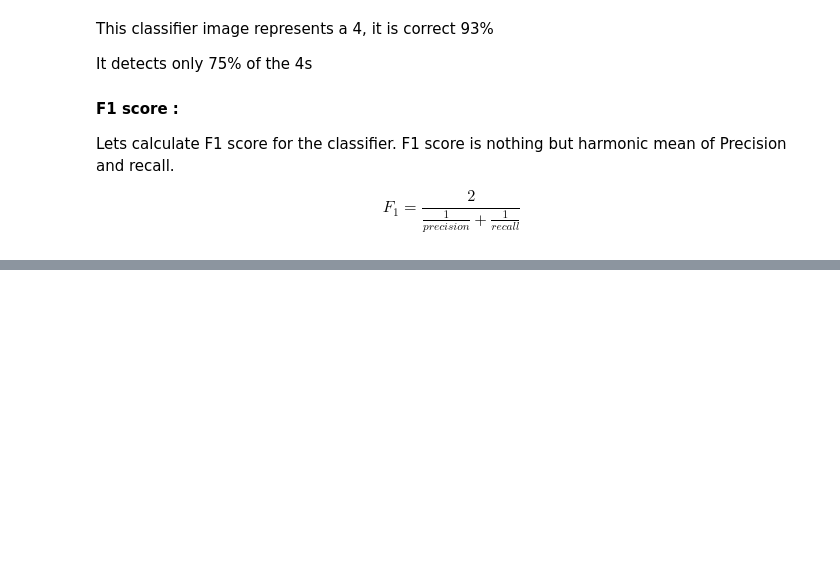
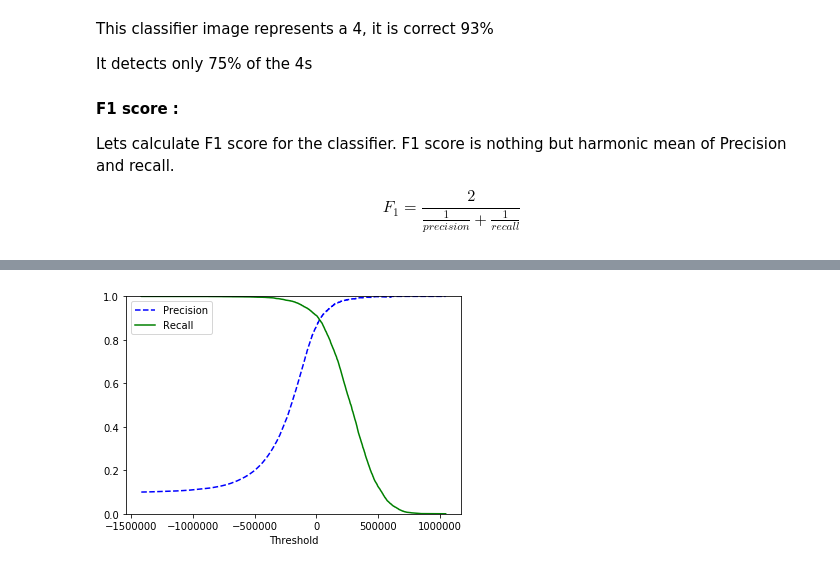
Before and after one commit to MrWayneNU/Classification, a Jupyter notebook: Classification.ipynb, the cells around one changed output, grey strips where cells are left out. Cells and saved outputs as stored; diff of their text form; code cells hidden in the pictures; blank space fills up the shorter version.

Commit message:
Precision and Recall, ROC Curve

```diff
--- a/Classification.ipynb
+++ b/Classification.ipynb
@@ -197,0 +236,18 @@ f1_score(y_train_4,y_train_pred)
+# %%
+y_scores = cross_val_predict(sgd_clf, X_train, y_train_4, cv =3, method = "decision_function")
+# %%
+from sklearn.metrics import precision_recall_curve
+
+precisions, recalls, thresholds = precision_recall_curve(y_train_4, y_scores)
+# %%
+def plot_precision_recall_vs_threshold(precisions,recalls,thresholds):
+    plt.plot(thresholds, precisions[:-1], "b--", label = "Precision")
+    plt.plot(thresholds,recalls[:-1],"g-",label="Recall")
+    plt.xlabel("Threshold")
+    plt.legend(loc = "upper left")
+    plt.ylim([0,1])
+
+plot_precision_recall_vs_threshold(precisions,recalls, thresholds)
+plt.show()
+# %% [output]
+[figure, added]
```
Also changed, not shown: parts of 23 cells of this notebook.
